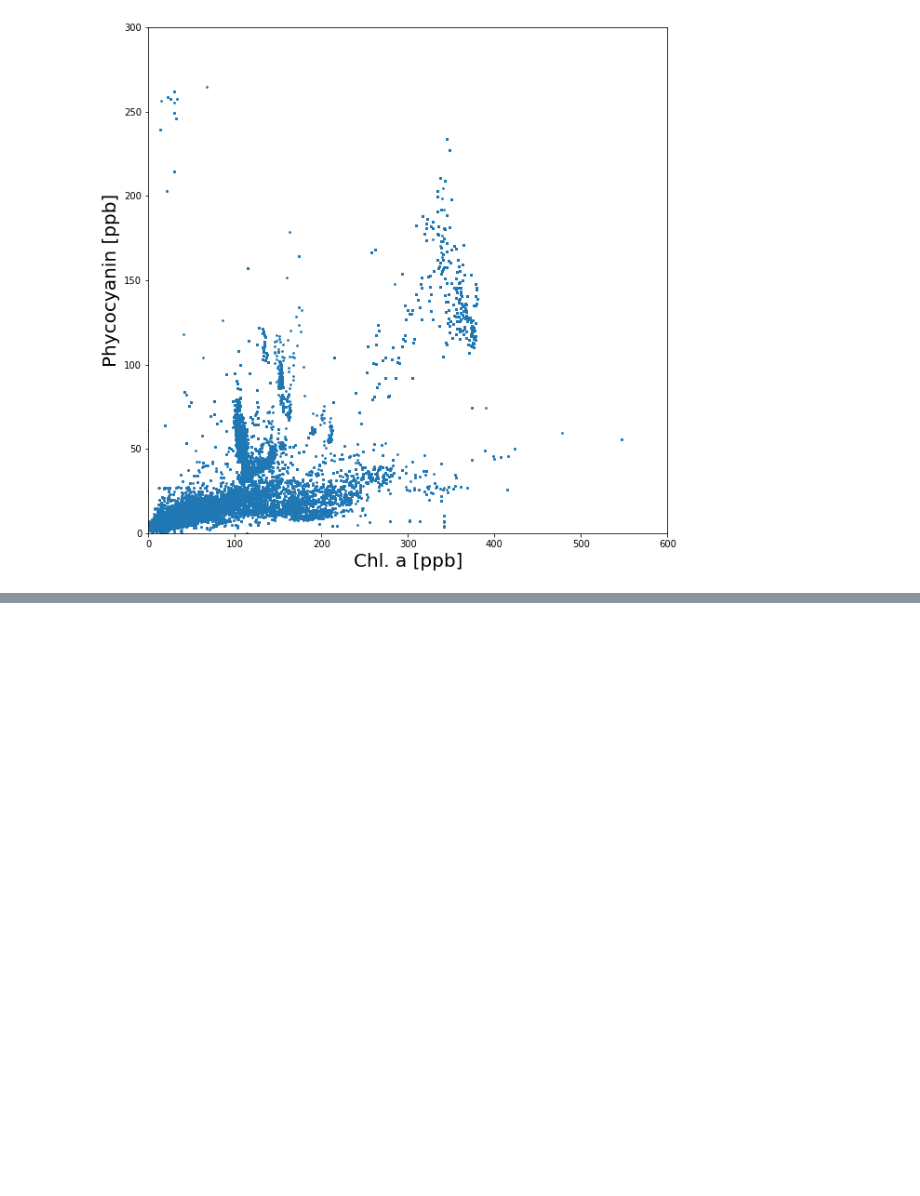
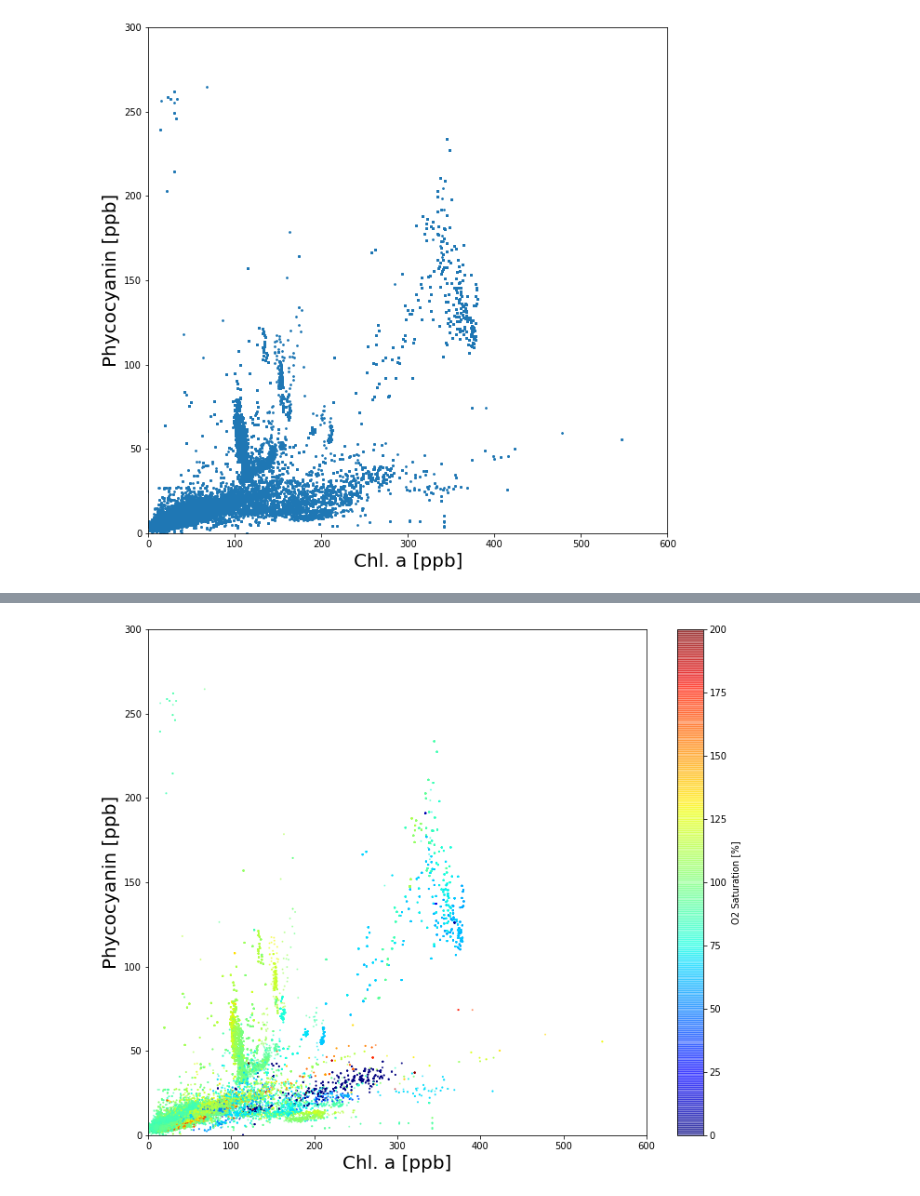
Before and after one commit to vrx-/navocean, a Jupyter notebook: Sailboat process.ipynb, the cells around one changed output, grey strips where cells are left out. Cells and saved outputs as stored; diff of their text form; code cells hidden in the pictures; blank space fills up the shorter version.

```diff
--- a/Sailboat process.ipynb
+++ b/Sailboat process.ipynb
@@ -134,0 +141,6 @@ for bb in ['bb470', 'bb532', 'bb650']:
+# %%
+sailboat.plot(x_variable='chla', y_variable='phycocyanin',
+             xlim=(0,600), ylim=(0,300), p_size=1,
+              show_z=True, z='o2 saturation', vmin=0, vmax=200)
+# %% [output]
+[figure, added]
```
Also changed, not shown: parts of 5 cells of this notebook.
